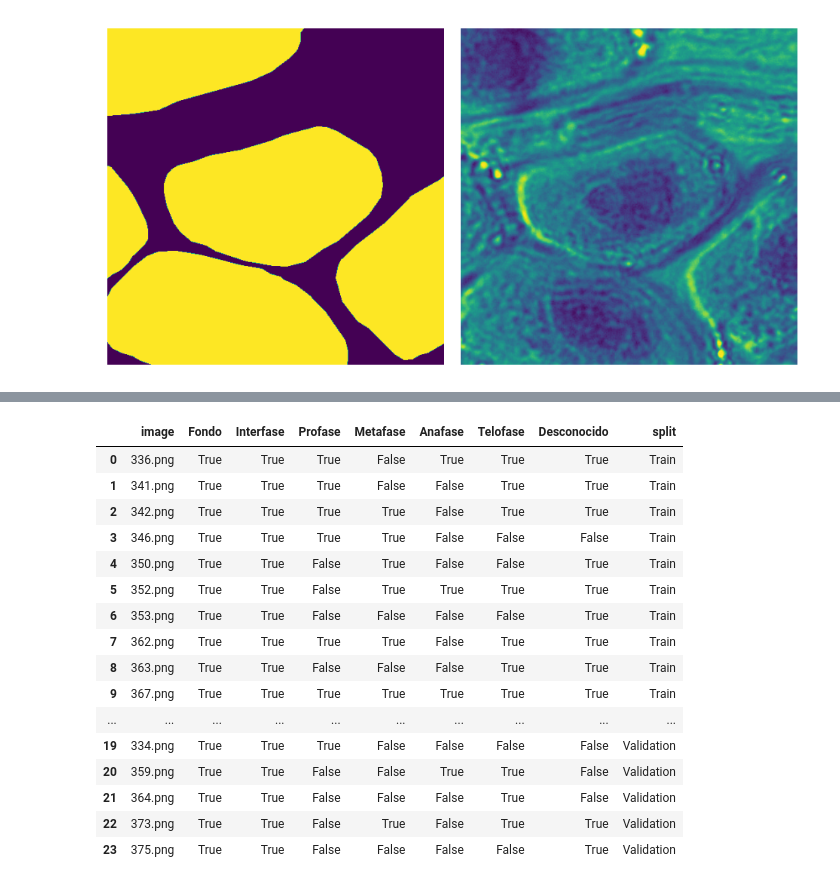
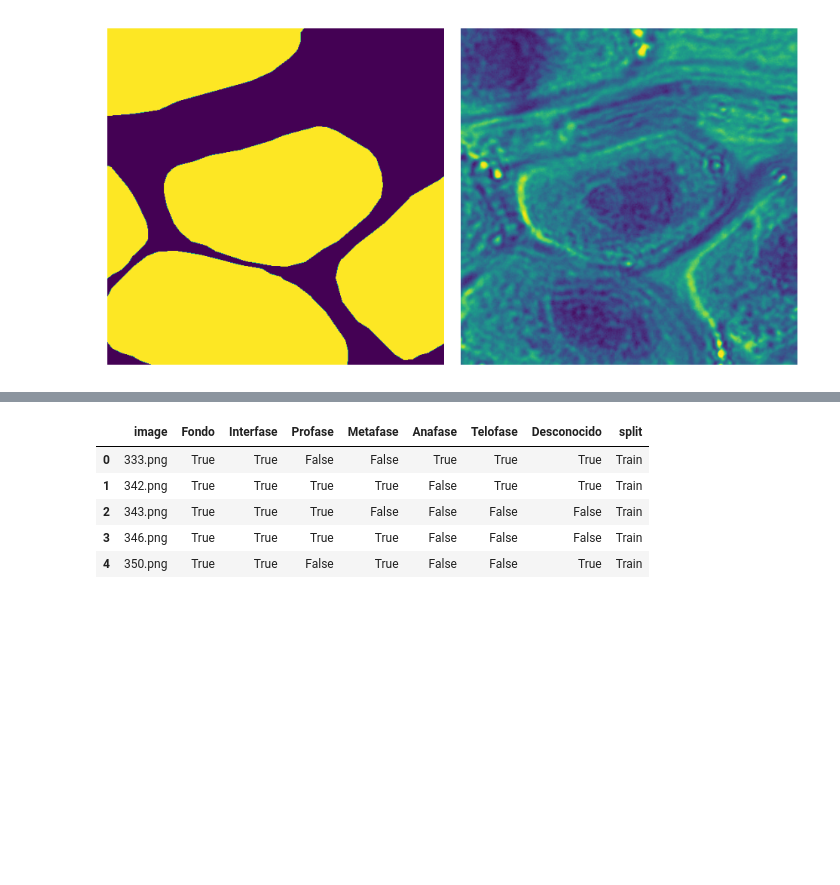
Before and after one commit to RawthiL/giar_ina_dev, a Jupyter notebook: notebooks/data_tests.ipynb, the cells around one changed output, grey strips where cells are left out. Cells and saved outputs as stored; diff of their text form; code cells hidden in the pictures; blank space fills up the shorter version.

```diff
--- a/notebooks/data_tests.ipynb
+++ b/notebooks/data_tests.ipynb
@@ -133,23 +159,17 @@ updated total by category  :
 # %%
-OUTPUT_FOLDER_BALANCED = "../untracked/datasets/Abril2023"
-train_images, train_target, validation_images, validation_target, metadata_new = data_utils.create_dataset(OUTPUT_FOLDER, "balanced_dataset", metadata_balanced, output_path=OUTPUT_FOLDER_BALANCED)
+# Using the generated metadata we can save a new balanced dataset
+OUTPUT_FOLDER_BALANCED = os.path.dirname(OUTPUT_FOLDER)
+(train_images,
+ train_target,
+ validation_images,
+ validation_target,
+ metadata_new) = data_utils.create_dataset(OUTPUT_FOLDER, "balanced_dataset", metadata_balanced, output_path=OUTPUT_FOLDER_BALANCED)
 # %%
-metadata_new
+metadata_new.head()
 # %% [output]
 |  | image | Fondo | Interfase | Profase | Metafase | Anafase | Telofase | Desconocido | split |
-| 0 | 336.png | True | True | True | False | True | True | True | Train |
-| 1 | 341.png | True | True | True | False | False | True | True | Train |
-| 2 | 342.png | True | True | True | True | False | True | True | Train |
+| 0 | 333.png | True | True | False | False | True | True | True | Train |
+| 1 | 342.png | True | True | True | True | False | True | True | Train |
+| 2 | 343.png | True | True | True | False | False | False | False | Train |
 | 3 | 346.png | True | True | True | True | False | False | False | Train |
 | 4 | 350.png | True | True | False | True | False | False | True | Train |
-| 5 | 352.png | True | True | False | True | True | True | True | Train |
-| 6 | 353.png | True | True | False | False | False | False | True | Train |
-| 7 | 362.png | True | True | True | True | False | True | True | Train |
-| 8 | 363.png | True | True | False | False | False | True | True | Train |
-| 9 | 367.png | True | True | True | True | True | True | True | Train |
-| ... | ... | ... | ... | ... | ... | ... | ... | ... | ... |
-| 19 | 334.png | True | True | True | False | False | False | False | Validation |
-| 20 | 359.png | True | True | False | False | True | True | False | Validation |
-| 21 | 364.png | True | True | False | False | False | True | False | Validation |
-| 22 | 373.png | True | True | False | True | False | True | True | Validation |
-| 23 | 375.png | True | True | False | False | False | False | True | Validation |
```
Also changed, not shown: parts of 23 cells of this notebook, 2 other files.
